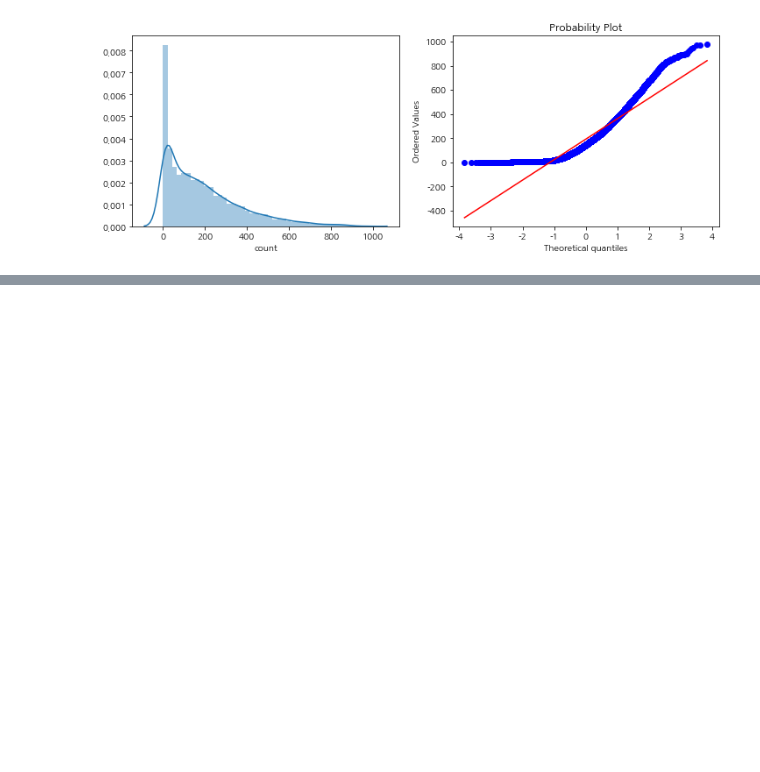
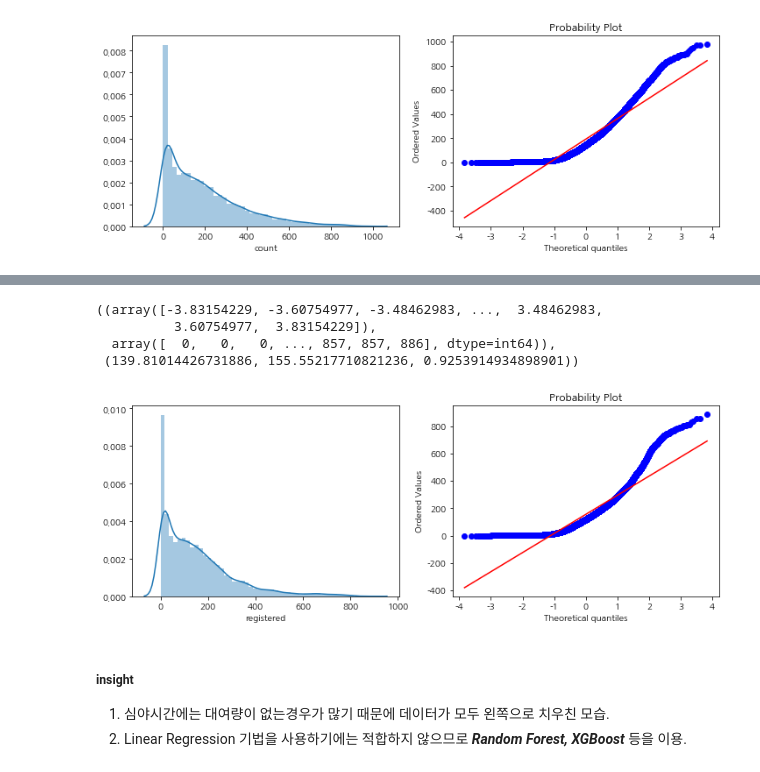
Before and after one commit to tmdrb0707/Python, a Jupyter notebook: bike_sharing_demand/bike_sharing_demand.ipynb, the cells around one changed output, grey strips where cells are left out. Saved outputs shown, nothing was run; the diff lists cells and outputs as text; code cells hidden in the pictures; blank space fills up the shorter version.

```diff
--- a/bike_sharing_demand/bike_sharing_demand.ipynb
+++ b/bike_sharing_demand/bike_sharing_demand.ipynb
@@ -269,0 +325,19 @@ stats.probplot(train["count"], dist = "norm", fit = True, plot = axes[1])
+# %%
+# registered값의 데이터 분포도를 파악
+
+fig, axes = plt.subplots(ncols = 2)
+fig.set_size_inches(12, 4)
+
+sns.distplot(train["registered"], ax = axes[0])
+stats.probplot(train["registered"], dist = "norm", fit = True, plot = axes[1])
+# %% [output]
+((array([-3.83154229, -3.60754977, -3.48462983, ...,  3.48462983,
+          3.60754977,  3.83154229]),
+  array([  0,   0,   0, ..., 857, 857, 886], dtype=int64)),
+ (139.81014426731886, 155.55217710821236, 0.9253914934898901))
+[figure, added]
+# %% [markdown]
+##### insight
+
+1. 심야시간에는 대여량이 없는경우가 많기 때문에 데이터가 모두 왼쪽으로 치우친 모습.
+2. Linear Regression 기법을 사용하기에는 적합하지 않으므로 ***Random Forest, XGBoost*** 등을 이용.
```
Also changed, not shown: parts of 51 cells of this notebook.
